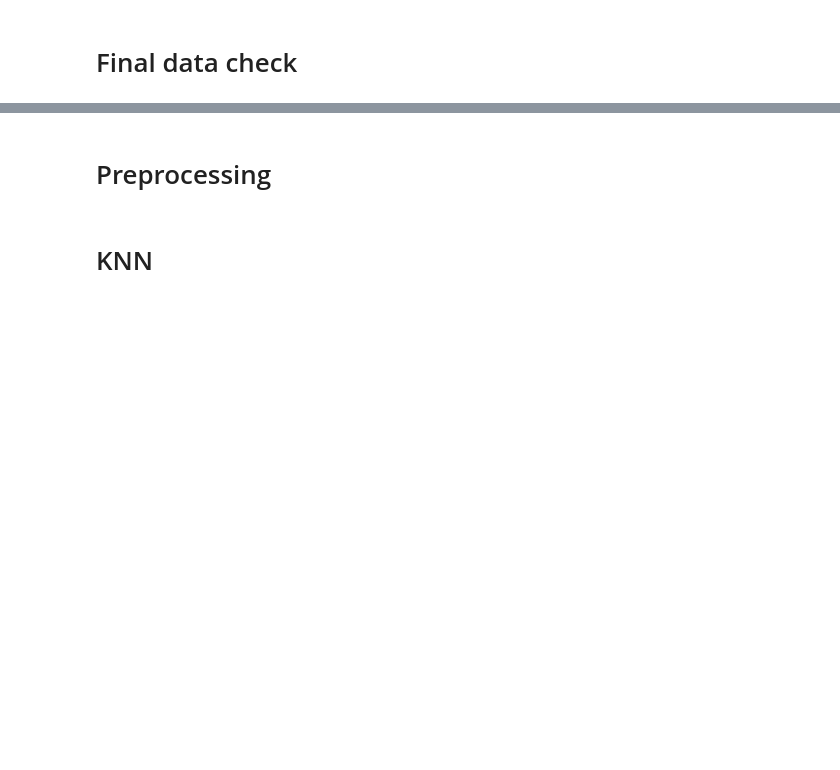
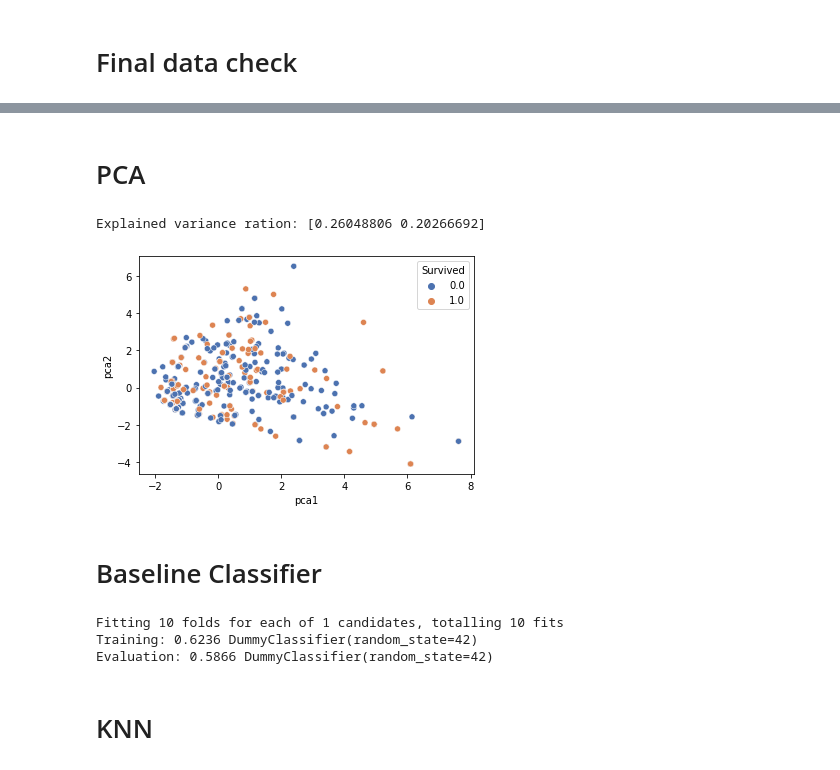
Before and after one commit to niggoo/titanic-classification, a Jupyter notebook: notebook.ipynb, the cells around one changed output, grey strips where cells are left out. Cells and saved outputs as stored; diff of their text form; code cells hidden in the pictures; blank space fills up the shorter version.

```diff
--- a/notebook.ipynb
+++ b/notebook.ipynb
@@ -107,12 +123,0 @@ print(f"Unique lastnames: {len(df_train['Name'].str.split(',', expand=True)[0].u
-# %%
-df_train['lastname'] = df_train['Name'].str.split(',', expand=True)[0]
-df_val['lastname'] = df_val['Name'].str.split(',', expand=True)[0]
-df_test['lastname'] = df_test['Name'].str.split(',', expand=True)[0]
-
-df_train.head()
-# %%
-df_train = df_train.drop(["lastname", "Name"], axis=1)
-df_val = df_val.drop(["lastname", "Name"], axis=1)
-df_test = df_test.drop(["lastname", "Name"], axis=1)
-
-display(df_train)
@@ -187,0 +173,4 @@ df_train.isnull().sum()
+# %%
+df_train["family_size"] = df_train["SibSp"] + df_train["Parch"] + 1
+df_val["family_size"] = df_val["SibSp"] + df_val["Parch"] + 1
+df_test["family_size"] = df_test["SibSp"] + df_test["Parch"] + 1
@@ -188,7 +179,7 @@ df_train.isnull().sum()
 # %%
-df_train = df_train.drop(["Cabin"], axis=1)
-df_val = df_val.drop(["Cabin"], axis=1)
-df_test = df_test.drop(["Cabin"], axis=1)
+df_train = df_train.drop(["Ticket", "Name", "Cabin"], axis=1)
+df_val = df_val.drop(["Ticket", "Name", "Cabin"], axis=1)
+df_test = df_test.drop(["Ticket", "Name", "Cabin"], axis=1)
 # %% [markdown]
 # Final data check
 # %%
@@ -239,2 +414,2 @@ display(x_passenger_ids)
 # %% [markdown]
-# Preprocessing
+# PCA
@@ -250,0 +416,14 @@ print(f"Dummy Val Acc: {dummy_classifier.score(x_val, y_val)}")
+# %%
+pca = PCA(n_components=2)
+
+principalComponents = pca.fit_transform(StandardScaler().fit_transform(x_train, y_train))
+
+principalDf = pd.DataFrame(data = principalComponents, columns = ['pca1', 'pca2'])
+
+finalPrincipalDf = pd.concat([principalDf, y_train[['Survived']]], axis = 1)
+
+sns.scatterplot(data=finalPrincipalDf, x="pca1", y="pca2", hue="Survived", palette="deep")
+print(f"Explained variance ration: {pca.explained_variance_ratio_}")
+# %% [output]
+Explained variance ration: [0.26048806 0.20266692]
+[figure, added]
@@ -250,0 +469,9 @@ print(f"Dummy Val Acc: {dummy_classifier.score(x_val, y_val)}")
+# %% [markdown]
+# Baseline Classifier
+# %%
+train_score, model = grid_search(DummyClassifier(random_state=42), {}, x_train, y_train)
+val_score, model = evaluate(model, x_train, y_train, x_val, y_val)
+# %% [output]
+Fitting 10 folds for each of 1 candidates, totalling 10 fits
+Training: 0.6236 DummyClassifier(random_state=42)
+Evaluation: 0.5866 DummyClassifier(random_state=42)
```
Also changed, not shown: parts of 69 cells of this notebook.
